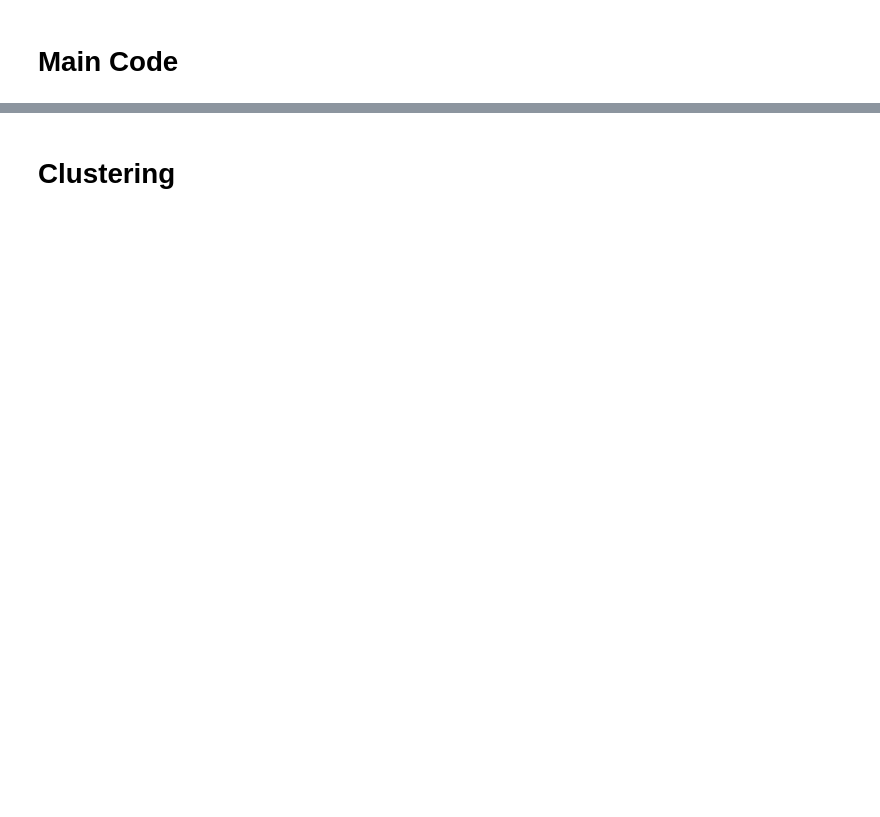
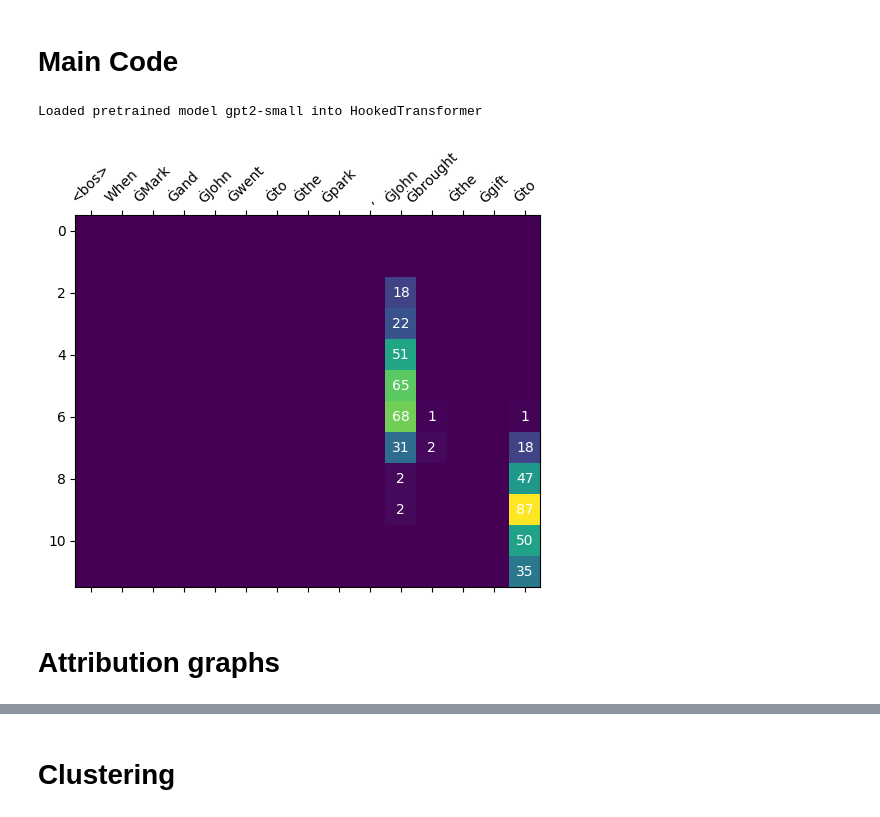
Before and after one commit to D4niel0s/NLP_project_circuits, a Jupyter notebook: neuron-clusters-influence.ipynb, the cells around one changed output, grey strips where cells are left out. Drawn from its saved outputs; the diff is of its cells as text; code cells hidden in the pictures; blank space fills up the shorter version.

Commit message:
attr graphs. debug

```diff
--- a/neuron-clusters-influence.ipynb
+++ b/neuron-clusters-influence.ipynb
@@ -452,41 +442,46 @@ if __name__ == "__main__":
     model.set_use_attn_in(True)
     model.set_use_hook_mlp_in(True)
 
     ## Generate IOI data
     clean_prompts, corrupted_prompts, answers = generate_ioi_data(num_samples)
     clean_tokens = model.to_tokens(clean_prompts)
     corrupted_tokens = model.to_tokens(corrupted_prompts)
 
     # print("Clean string 0", model.to_string(clean_tokens[0]))
     # print("Corrupted string 0", model.to_string(corrupted_tokens[0]))
 
     answer_token_indices = torch.tensor(
         [
             [model.to_single_token(answers[i][j]) for j in range(2)]
             for i in range(len(answers))
         ],
         device=model.cfg.device,
     )
     # print("Answer token indices", answer_token_indices)
 
     ## Find the circuit
     attribution_scores = find_circuit(model,
                                       clean_tokens[:num_circuit_samples],
                                       corrupted_tokens[:num_circuit_samples],
                                       answer_token_indices[:num_circuit_samples])
     mask = compute_circuit_mask(attribution_scores, topk=500, exclude_layers=[0, 1])
     visualize_mask(model, mask.cpu(), clean_prompts[0])
+    plt.savefig("ioi_circuit.png")
     plt.show()
-    plt.savefig("ioi_circuit.png")
 
     ## Fetching the relevant neurons by mask
-    batch_size = 8
-    activation_vectors = []
-    with torch.no_grad():
-        for i in trange(0, num_samples, batch_size):
-            _, clean_cache = model.run_with_cache(clean_tokens[i:i + batch_size])
-            clean_act = stack_mlp_from_cache(model, clean_cache, "post")
-            clean_act = einops.rearrange(clean_act, "layer batch pos d_mlp -> layer pos d_mlp batch")
-            relevant_neurons = clean_act[mask, :].cpu().detach()
-            activation_vectors.append(relevant_neurons)
-    activation_vectors = torch.cat(activation_vectors, dim=-1)
+    # batch_size = 8
+    # activation_vectors = []
+    # with torch.no_grad():
+    #     for i in trange(0, num_samples, batch_size):
+    #         _, clean_cache = model.run_with_cache(clean_tokens[i:i + batch_size])
+    #         clean_act = stack_mlp_from_cache(model, clean_cache, "post")
+    #         clean_act = einops.rearrange(clean_act, "layer batch pos d_mlp -> layer pos d_mlp batch")
+    #         relevant_neurons = clean_act[mask, :].cpu().detach()
+    #         activation_vectors.append(relevant_neurons)
+    # activation_vectors = torch.cat(activation_vectors, dim=-1)
+# %% [output]
+Loaded pretrained model gpt2-small into HookedTransformer
+[figure, added]
+# %% [markdown]
+# Attribution graphs
```
Also changed, not shown: parts of 17 cells of this notebook.
